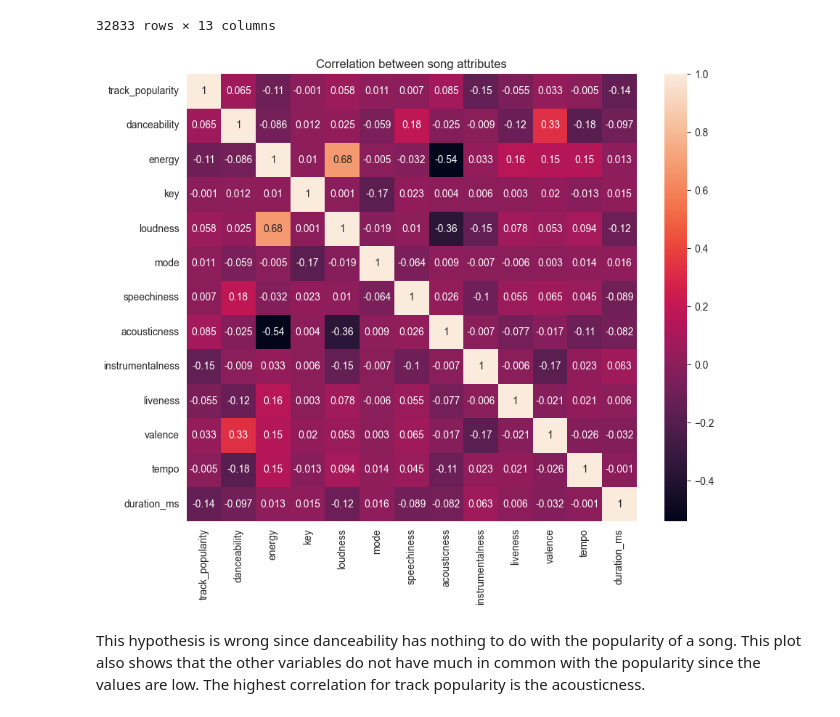
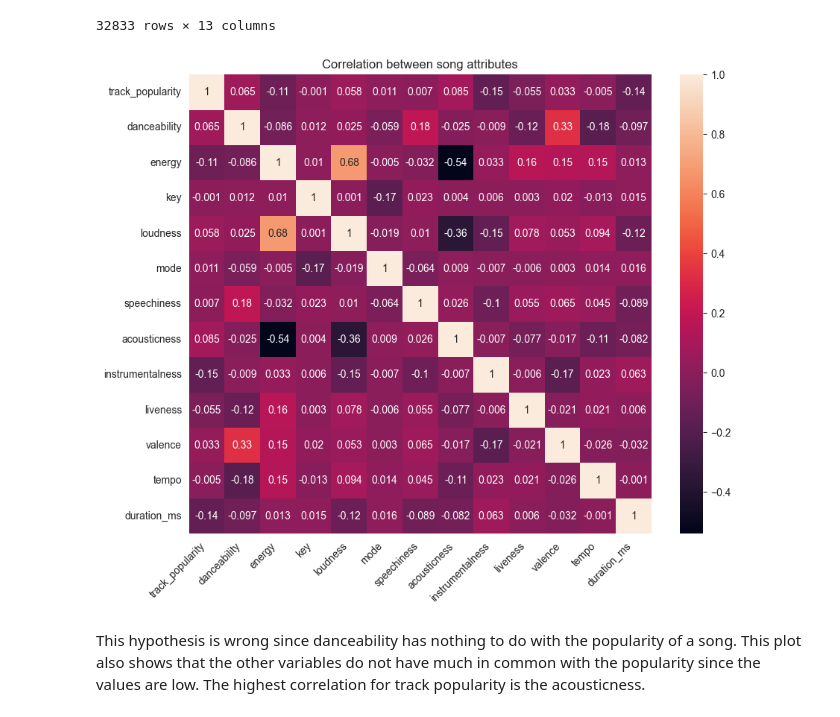
Before and after one commit to exaucersk/portfolio, a Jupyter notebook: spotify songs/spotify.ipynb, the cells around one changed output. Cells and saved outputs as stored; diff of their text form; code cells hidden in the pictures.

```diff
--- a/spotify songs/spotify.ipynb
+++ b/spotify songs/spotify.ipynb
@@ -222,11 +254,12 @@ numvalues_corr = numvalues.corr()
 # %%
 #setting the width and height for the plot
 plt.figure(figsize=(10,8))
 #creating a heatmap to check the correlations between attributes
 sns.heatmap(round(numvalues_corr, 3), annot=True)
+plt.xticks(rotation=45, ha='right')
 plt.title('Correlation between song attributes')
 plt.show()
 # %% [output]
-[figure, old version]
+[figure, new version]
 # %% [markdown]
 This hypothesis is wrong since danceability has nothing to do with the popularity of a song. This plot also shows that the other variables do not have much in common with the popularity since the values are low. The highest correlation for track popularity is the acousticness.
```
Also changed, not shown: parts of 4 cells of this notebook.
